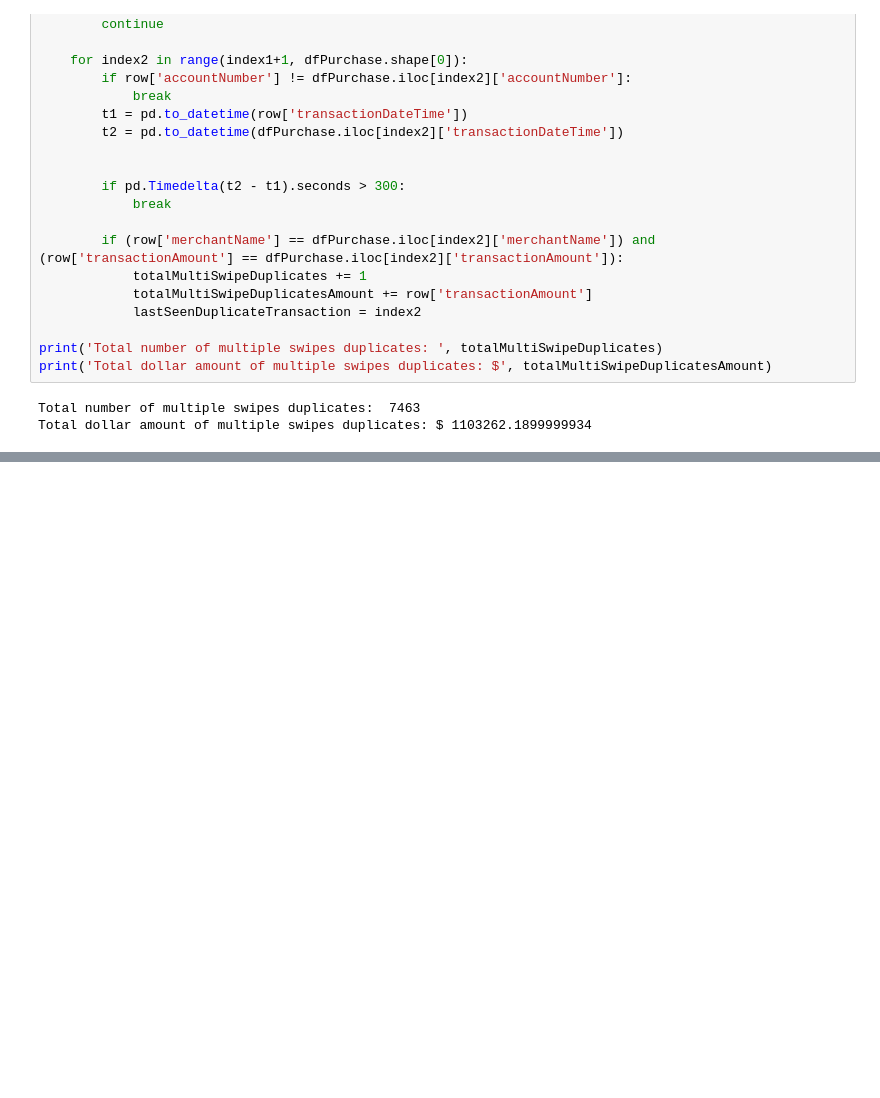
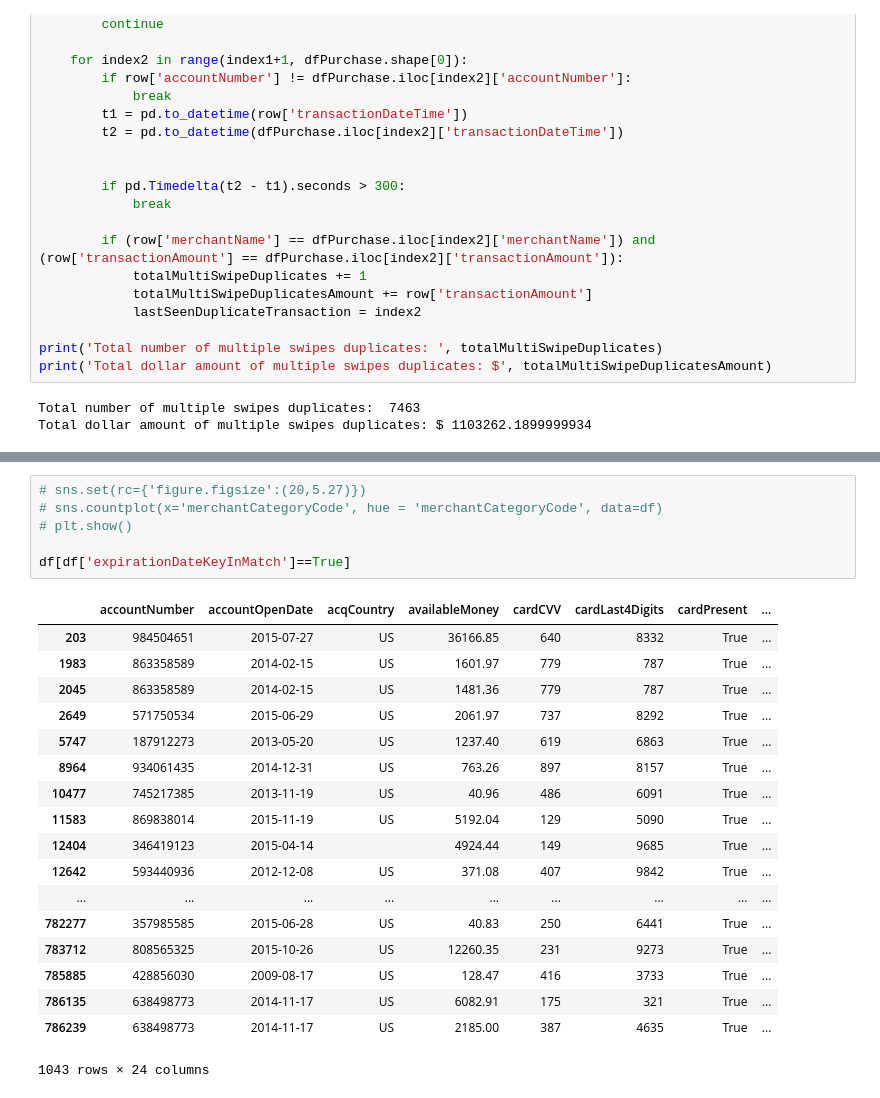
Before and after one commit to sami001/credit-transaction-fraud-detection, a Jupyter notebook: DataScienceChallenge-CardTransactions.ipynb, the cells around one changed output, grey strips where cells are left out. Drawn from its saved outputs; the diff is of its cells as text; blank space fills up the shorter version.

```diff
--- a/DataScienceChallenge-CardTransactions.ipynb
+++ b/DataScienceChallenge-CardTransactions.ipynb
@@ -183,0 +239,25 @@ Some interesting observation about the duplicate transactions:
+# %%
+# sns.set(rc={'figure.figsize':(20,5.27)})
+# sns.countplot(x='merchantCategoryCode', hue = 'merchantCategoryCode', data=df)
+# plt.show()
+
+df[df['expirationDateKeyInMatch']==True]
+# %% [output]
+|  | accountNumber | accountOpenDate | acqCountry | availableMoney | cardCVV | cardLast4Digits | cardPresent | ... |
+| 203 | 984504651 | 2015-07-27 | US | 36166.85 | 640 | 8332 | True | ... |
+| 1983 | 863358589 | 2014-02-15 | US | 1601.97 | 779 | 787 | True | ... |
+| 2045 | 863358589 | 2014-02-15 | US | 1481.36 | 779 | 787 | True | ... |
+| 2649 | 571750534 | 2015-06-29 | US | 2061.97 | 737 | 8292 | True | ... |
+| 5747 | 187912273 | 2013-05-20 | US | 1237.40 | 619 | 6863 | True | ... |
+| 8964 | 934061435 | 2014-12-31 | US | 763.26 | 897 | 8157 | True | ... |
+| 10477 | 745217385 | 2013-11-19 | US | 40.96 | 486 | 6091 | True | ... |
+| 11583 | 869838014 | 2015-11-19 | US | 5192.04 | 129 | 5090 | True | ... |
+| 12404 | 346419123 | 2015-04-14 |  | 4924.44 | 149 | 9685 | True | ... |
+| 12642 | 593440936 | 2012-12-08 | US | 371.08 | 407 | 9842 | True | ... |
+| ... | ... | ... | ... | ... | ... | ... | ... | ... |
+| 782277 | 357985585 | 2015-06-28 | US | 40.83 | 250 | 6441 | True | ... |
+| 783712 | 808565325 | 2015-10-26 | US | 12260.35 | 231 | 9273 | True | ... |
+| 785885 | 428856030 | 2009-08-17 | US | 128.47 | 416 | 3733 | True | ... |
+| 786135 | 638498773 | 2014-11-17 | US | 6082.91 | 175 | 321 | True | ... |
+| 786239 | 638498773 | 2014-11-17 | US | 2185.00 | 387 | 4635 | True | ... |
+1043 rows × 24 columns
```
Also changed, not shown: parts of 20 cells of this notebook.
